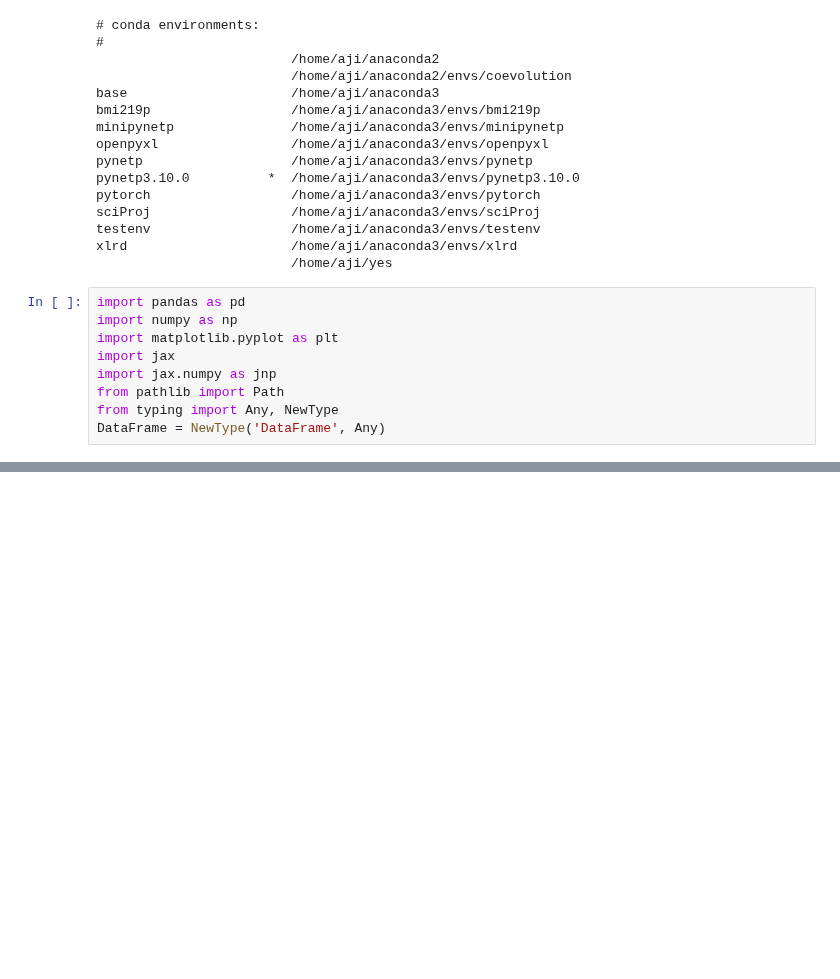
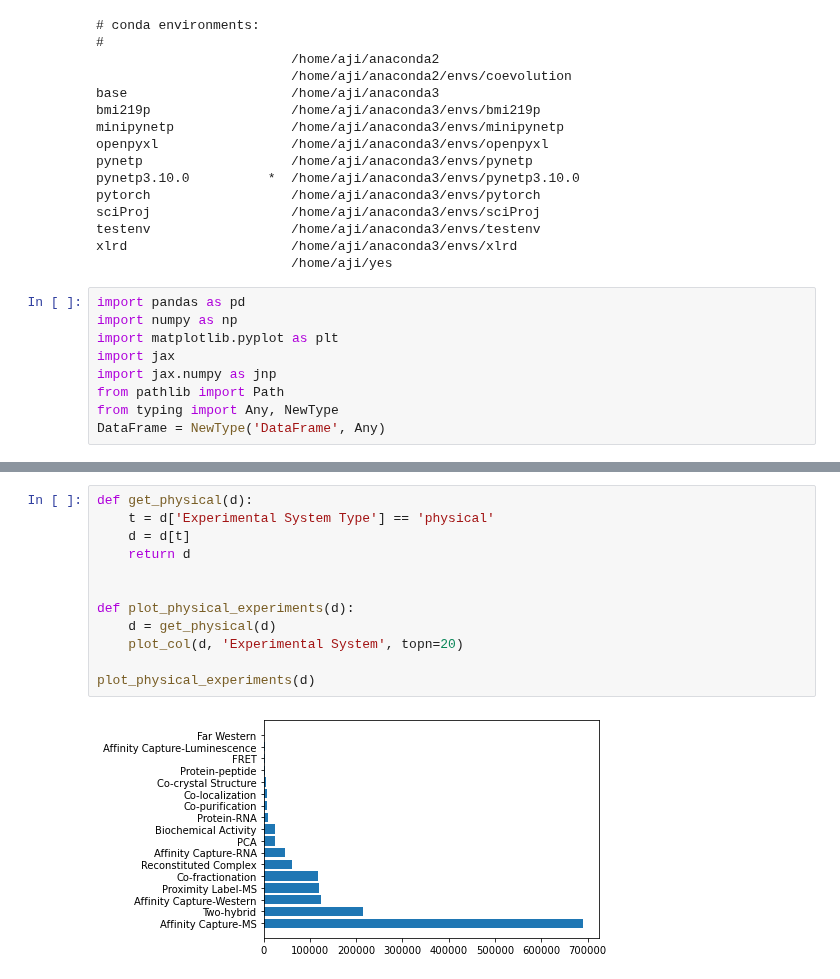
Before and after one commit to ajipalar/pynet, a Jupyter notebook: devel/PlotBioGridStats.ipynb, the cells around one changed output, grey strips where cells are left out. Cells and saved outputs as stored; diff of their text form; blank space fills up the shorter version.

```diff
--- a/devel/PlotBioGridStats.ipynb
+++ b/devel/PlotBioGridStats.ipynb
@@ -78,0 +136,14 @@ for col in d: print(col, sum(d[]))
+# %%
+def get_physical(d):
+    t = d['Experimental System Type'] == 'physical'
+    d = d[t]
+    return d
+
+
+def plot_physical_experiments(d):
+    d = get_physical(d)
+    plot_col(d, 'Experimental System', topn=20)
+
+plot_physical_experiments(d)
+# %% [output]
+[figure, added]
```
Also changed, not shown: parts of 7 cells of this notebook.
